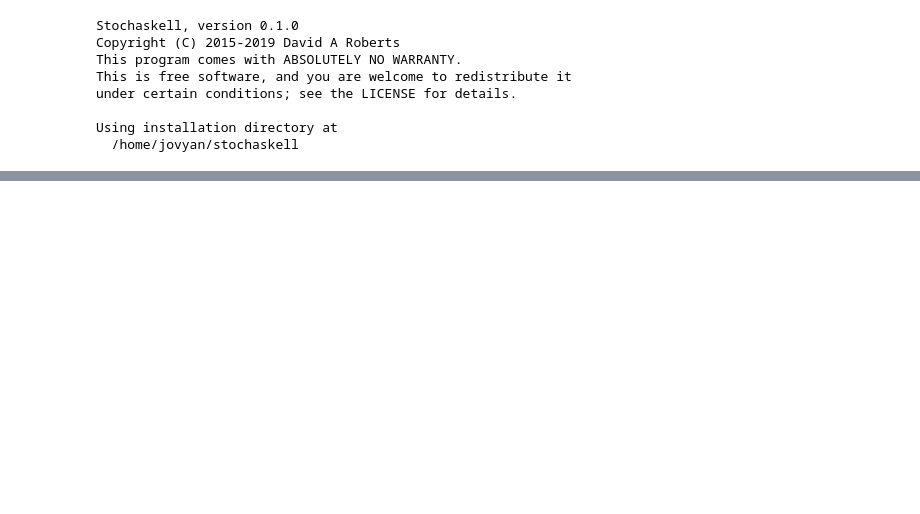
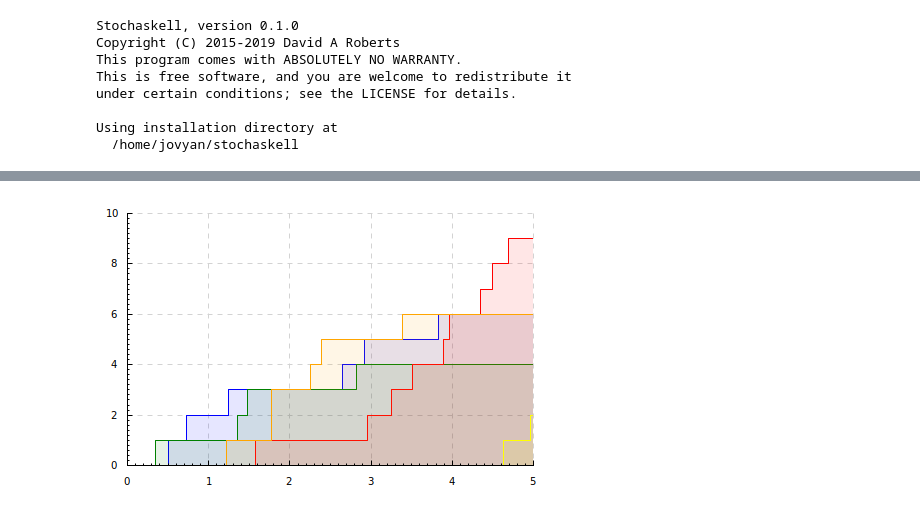
Before and after one commit to davidar/stochaskell, a Jupyter notebook: gp.ipynb, the cells around one changed output, grey strips where cells are left out. Saved outputs shown, nothing was run; the diff lists cells and outputs as text; code cells hidden in the pictures; blank space fills up the shorter version.

```diff
--- a/gp.ipynb
+++ b/gp.ipynb
@@ -31,3 +31,8 @@ simulate (poissonProcHomo 1 5)
+# %%
+samples <- sequence [simulate (poissonProcHomo 1 5) | i <- [1..5]]
+toRenderable $ sequence $ plotStep "" (0,5) . list <$> samples
+# %% [output]
+[figure, added]
 # %%
 gp :: (R -> R -> R) -> Z -> RVec -> P RVec
 gp kernel n x = do
```
Also changed, not shown: parts of 6 cells of this notebook, 1 other file.
